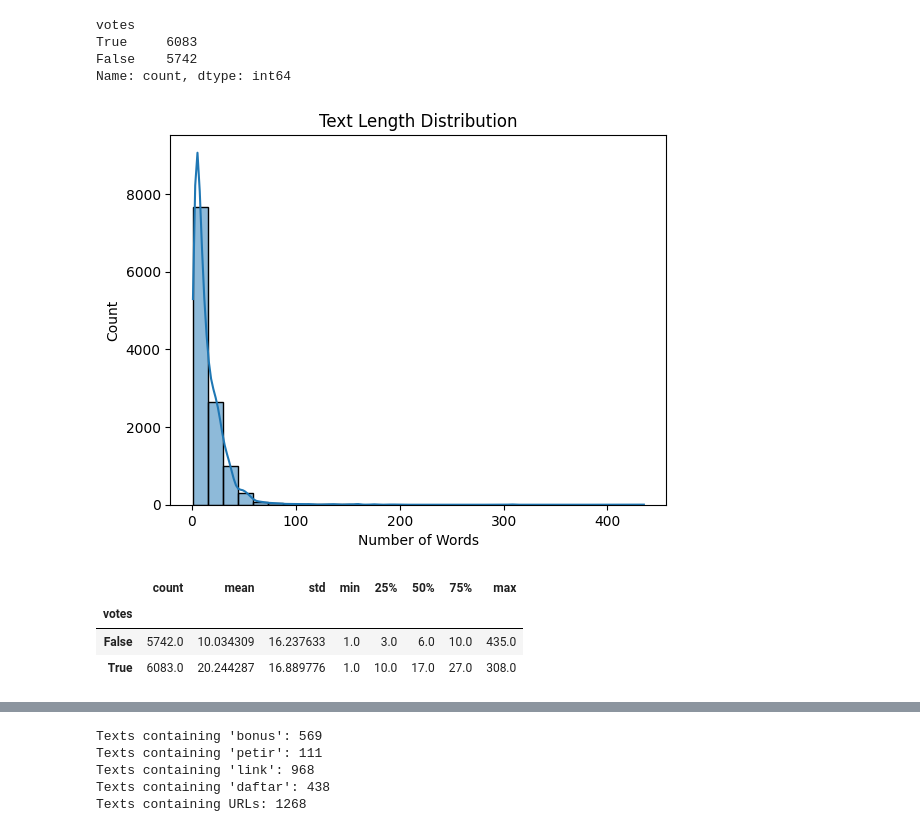
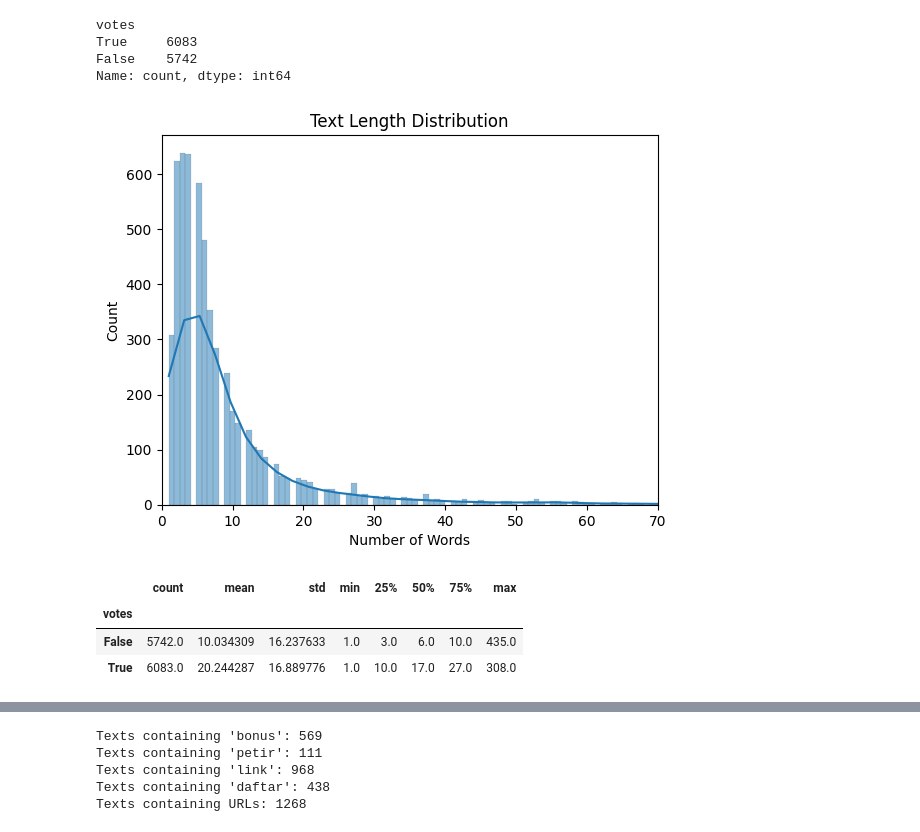
Before and after one commit to M4RV3L24/Online-Gambling-Detection-using-IndoBERTweet, a Jupyter notebook: Preprocessing/data_analysis.ipynb, the cells around one changed output, grey strips where cells are left out. Drawn from its saved outputs; the diff is of its cells as text; code cells hidden in the pictures.

```diff
--- a/Preprocessing/data_analysis.ipynb
+++ b/Preprocessing/data_analysis.ipynb
@@ -51,14 +56,18 @@ False    5742
 Name: count, dtype: int64
 # %%
 # Text length analysis
+import numpy as np
 df['text_length'] = df['text'].apply(lambda x: len(str(x).split()))
-sns.histplot(df['text_length'], bins=30, kde=True)
+# Only plot for label True
+sns.histplot(df[df['votes'] == False]['text_length'], bins="auto", kde=True)
 plt.title('Text Length Distribution')
 plt.xlabel('Number of Words')
+plt.xlim(0, 70)
+plt.xticks(np.arange(0, 71, 10))
 plt.show()
 df.groupby('votes')['text_length'].describe()
 # %% [output]
-[figure, old version]
+[figure, new version]
 |  | count | mean | std | min | 25% | 50% | 75% | max |
 | votes |  |  |  |  |  |  |  |  |
 | False | 5742.0 | 10.034309 | 16.237633 | 1.0 | 3.0 | 6.0 | 10.0 | 435.0 |
```
Also changed, not shown: parts of 5 cells of this notebook, 12 other files.
